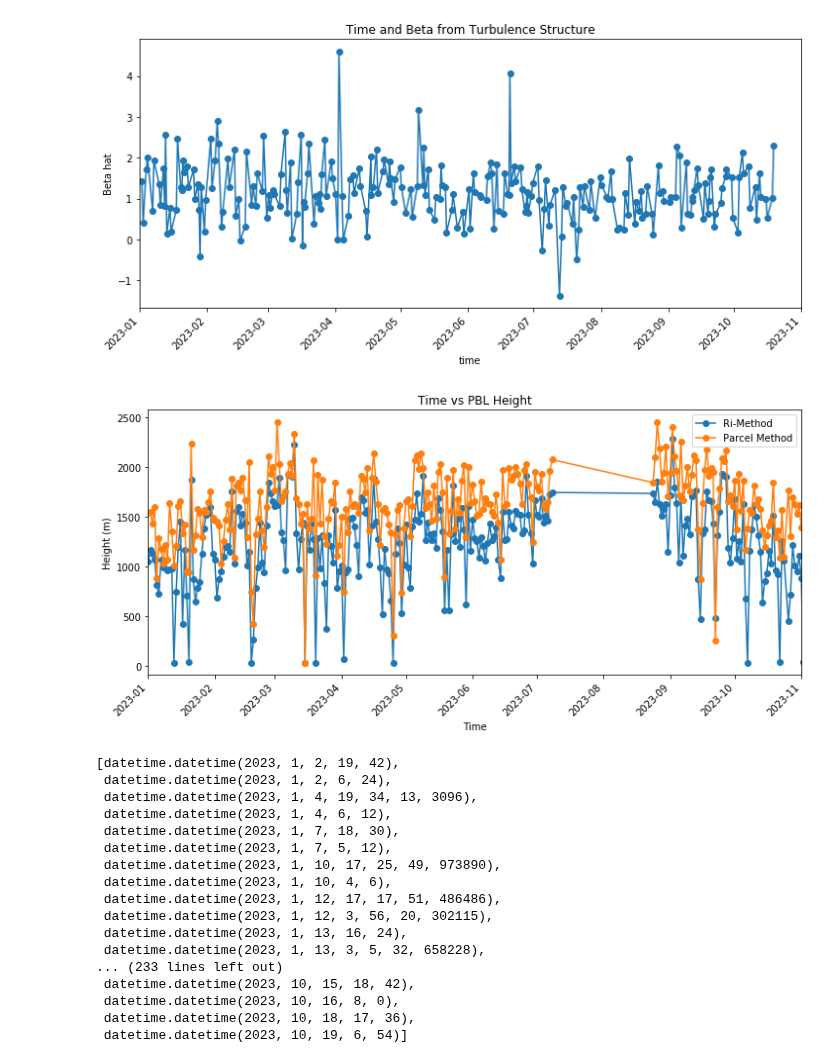
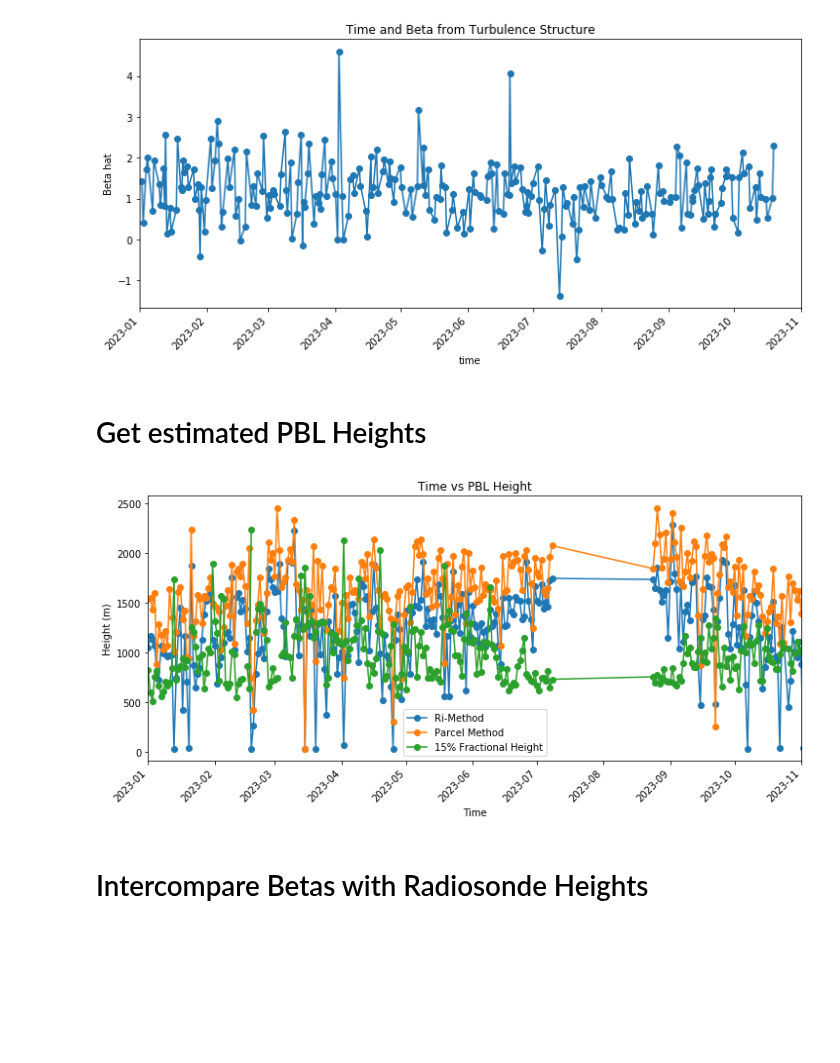
Before and after one commit to itsangelaatum/pbl_estimation, a Jupyter notebook: tse_radiosonde.ipynb, the cells around one changed output. Drawn from its saved outputs; the diff is of its cells as text; code cells hidden in the pictures; blank space fills up the shorter version.

Commit message:
Commented and generated plots

```diff
--- a/tse_radiosonde.ipynb
+++ b/tse_radiosonde.ipynb
@@ -85,6 +96,5 @@ Wall time: 9min 19s
 # %%
-# import pickle
-with open('time_betahat_dict.pkl', 'wb') as file:
-    pickle.dump(time_betahat_dict, file)
-# with open('time_betahat_dict.pkl', 'rb') as file:
-#     time_betahat_dict = pickle.load(file)
+# with open('time_betahat_dict.pkl', 'wb') as file:
+#     pickle.dump(time_betahat_dict, file)
+with open('time_betahat_dict.pkl', 'rb') as file:
+    time_betahat_dict = pickle.load(file)
@@ -108,27 +115,35 @@ plt.ylabel('Beta hat')
 plt.show()
 # %% [output]
 [figure]
+# %% [markdown]
+# Get estimated PBL Heights
 # %%
 with open('pbl_height_ri_dict.pkl', 'rb') as file:
     pbl_height_ri_dict = pickle.load(file)
 with open('pbl_height_holzworth_dict.pkl', 'rb') as file:
     pbl_height_holzworth_dict = pickle.load(file)
+with open('frac_height_15_dict.pkl', 'rb') as file:
+    frac_height_15_dict = pickle.load(file)
 
 dates_00 = [k for k in pbl_height_ri_dict.keys() if k.hour == 0]
 ris = [pbl_height_ri_dict[k] for k in dates_00]
 holzs = [pbl_height_holzworth_dict[k] for k in dates_00]
+frac_heights = [frac_height_15_dict[k] for k in dates_00]
 
 figure_size = (12,5)
 plt.figure(figsize=figure_size)
 plt.plot(dates_00, ris, 'o-')
 plt.plot(dates_00, holzs, 'o-')
+plt.plot(dates_00, frac_heights, 'o-')
 plt.xticks(rotation=45, ha='right')
 plt.xlim([datetime(2023, 1, 1, 0, 0, 0), datetime(2023, 11, 1, 0, 0, 0)])
 plt.title('Time vs PBL Height')
 plt.xlabel('Time')
 plt.ylabel('Height (m)')
-plt.legend(['Ri-Method', 'Parcel Method'])
+plt.legend(['Ri-Method', 'Parcel Method', '15% Fractional Height'])
 plt.show()
 # %% [output]
-[figure, old version]
+[figure, new version]
+# %% [markdown]
+# Intercompare Betas with Radiosonde Heights
 # %%
@@ -157,23 +172,3 @@ def get_radiosonde_betas(time_radiosonde_dict, time_betahat_dict, max_timedelta_
             heights.append(time_radiosonde_dict[radiosonde_dt])
             betas.append(time_betahat_dict[t])
     return (heights, betas)
-# %%
-[ t for t in time_betahat_dict.keys()]
-# %% [output]
-[datetime.datetime(2023, 1, 2, 19, 42),
- datetime.datetime(2023, 1, 2, 6, 24),
- datetime.datetime(2023, 1, 4, 19, 34, 13, 3096),
- datetime.datetime(2023, 1, 4, 6, 12),
- datetime.datetime(2023, 1, 7, 18, 30),
- datetime.datetime(2023, 1, 7, 5, 12),
- datetime.datetime(2023, 1, 10, 17, 25, 49, 973890),
- datetime.datetime(2023, 1, 10, 4, 6),
- datetime.datetime(2023, 1, 12, 17, 17, 51, 486486),
- datetime.datetime(2023, 1, 12, 3, 56, 20, 302115),
- datetime.datetime(2023, 1, 13, 16, 24),
- datetime.datetime(2023, 1, 13, 3, 5, 32, 658228),
-... (233 lines left out)
- datetime.datetime(2023, 10, 15, 18, 42),
- datetime.datetime(2023, 10, 16, 8, 0),
- datetime.datetime(2023, 10, 18, 17, 36),
- datetime.datetime(2023, 10, 19, 6, 54)]
```
Also changed, not shown: parts of 23 cells of this notebook, 1 other file.
